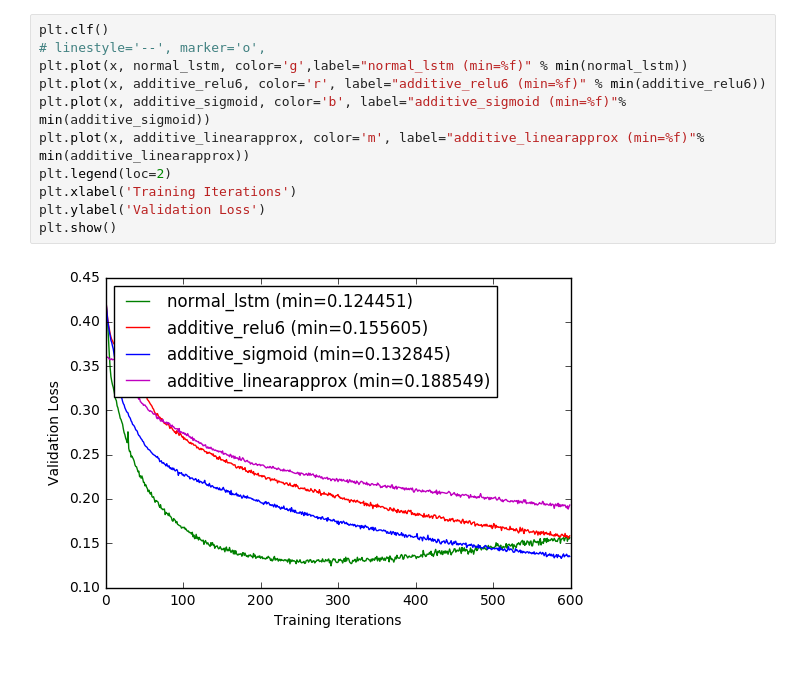
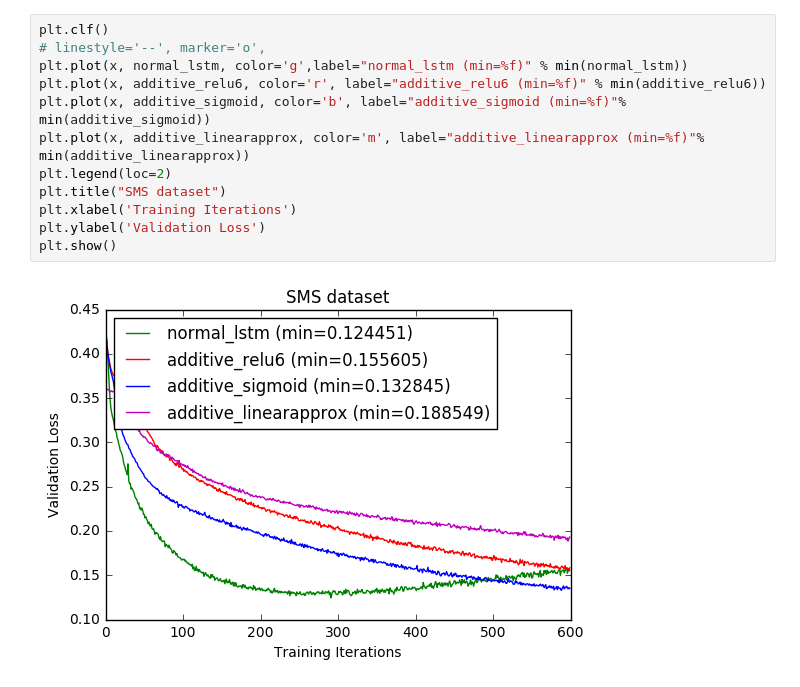
Before and after one commit to skoppula/rnn-from-scratch, a Jupyter notebook: graph_results.ipynb, the cells around one changed output. Saved outputs shown, nothing was run; the diff lists cells and outputs as text.

Commit message:
update graphs

```diff
--- a/graph_results.ipynb
+++ b/graph_results.ipynb
@@ -20,13 +20,14 @@ assert len(x) == len(normal_lstm) == len(additive_sigmoid) == len(additive_relu6
 # %%
 plt.clf()
 # linestyle='--', marker='o',
 plt.plot(x, normal_lstm, color='g',label="normal_lstm (min=%f)" % min(normal_lstm))
 plt.plot(x, additive_relu6, color='r', label="additive_relu6 (min=%f)" % min(additive_relu6))
 plt.plot(x, additive_sigmoid, color='b', label="additive_sigmoid (min=%f)"% min(additive_sigmoid))
 plt.plot(x, additive_linearapprox, color='m', label="additive_linearapprox (min=%f)"% min(additive_linearapprox))
 plt.legend(loc=2)
+plt.title("SMS dataset")
 plt.xlabel('Training Iterations')
 plt.ylabel('Validation Loss')
 plt.show()
 # %% [output]
-[figure, old version]
+[figure, new version]
```
Also changed, not shown: parts of 4 cells of this notebook.
